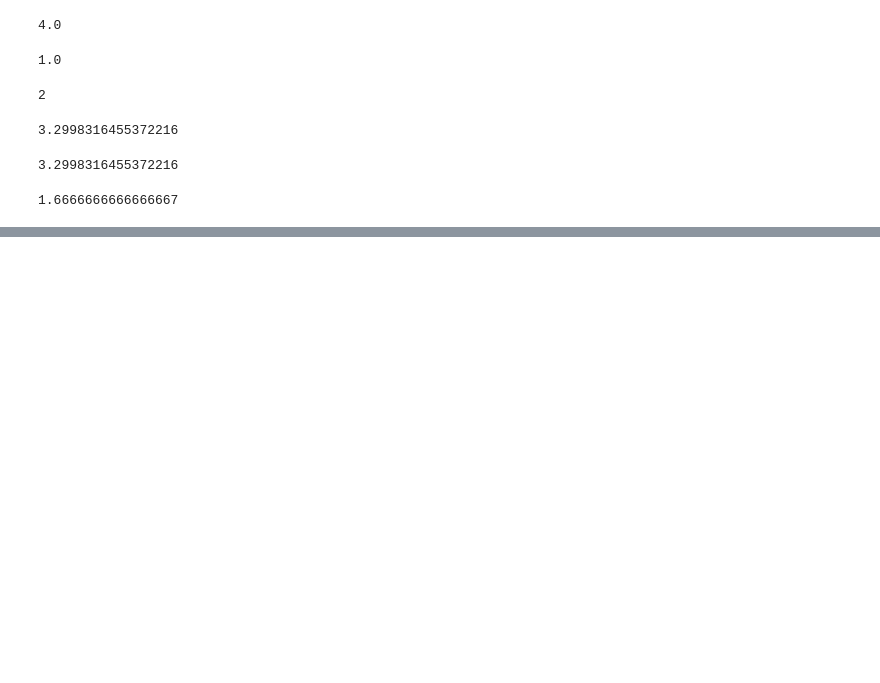
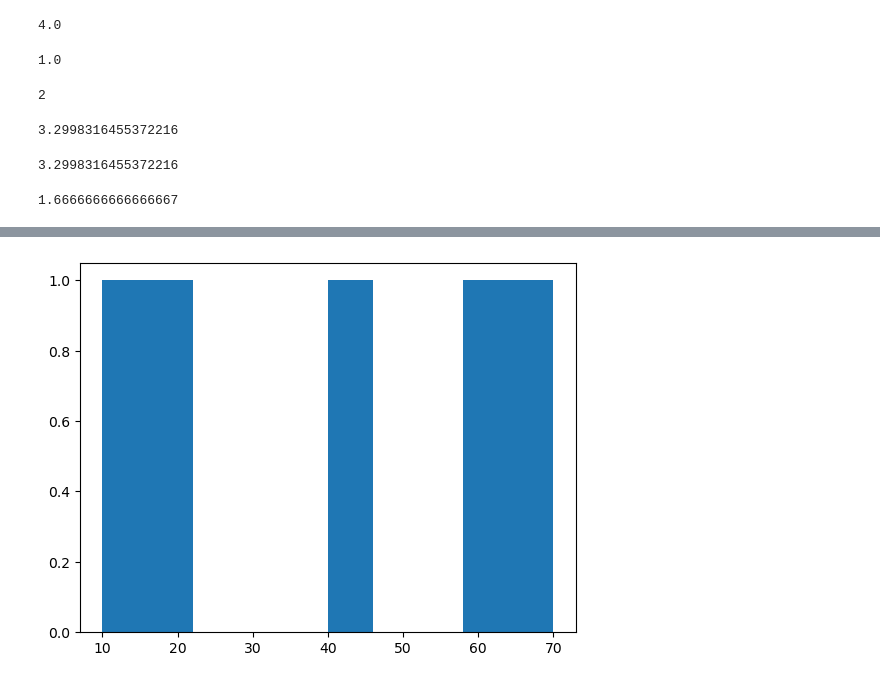
Before and after one commit to krishnakamalbaishnab/NumPy-Part-2, a Jupyter notebook: Codes_Notes.ipynb, the cells around one changed output, grey strips where cells are left out. Drawn from its saved outputs; the diff is of its cells as text; code cells hidden in the pictures; blank space fills up the shorter version.

```diff
--- a/Codes_Notes.ipynb
+++ b/Codes_Notes.ipynb
@@ -348,0 +376,5 @@ varianceOfArray
+# %%
+plt.hist(lowVarValue)
+plt.show()
+# %% [output]
+[figure, added]
```
Also changed, not shown: parts of 7 cells of this notebook.
